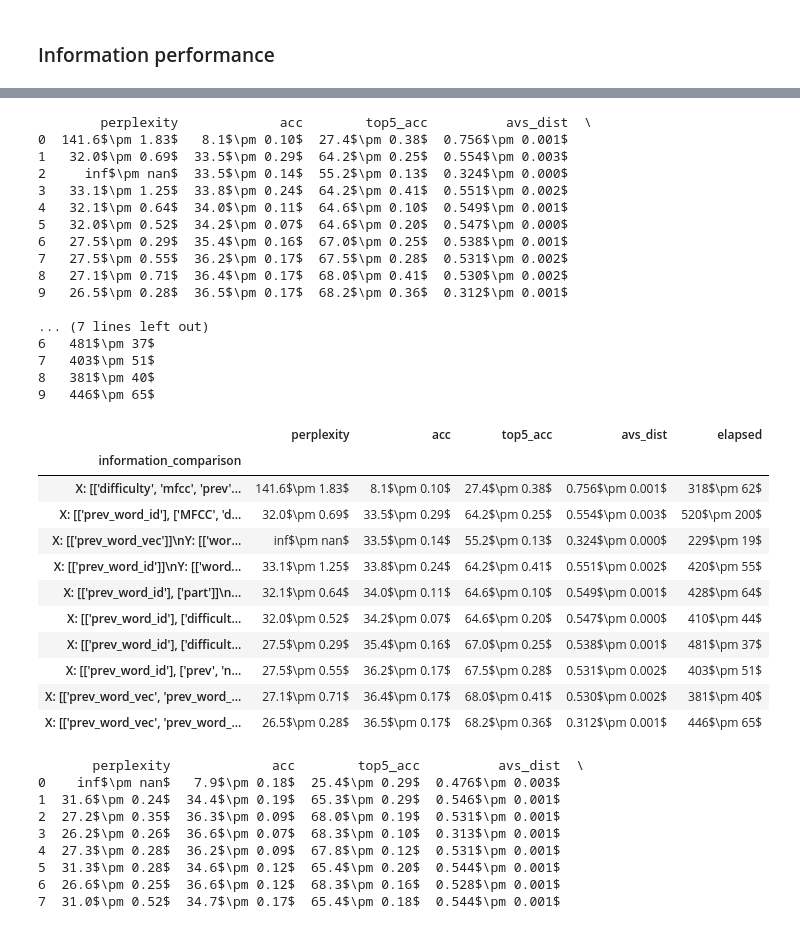
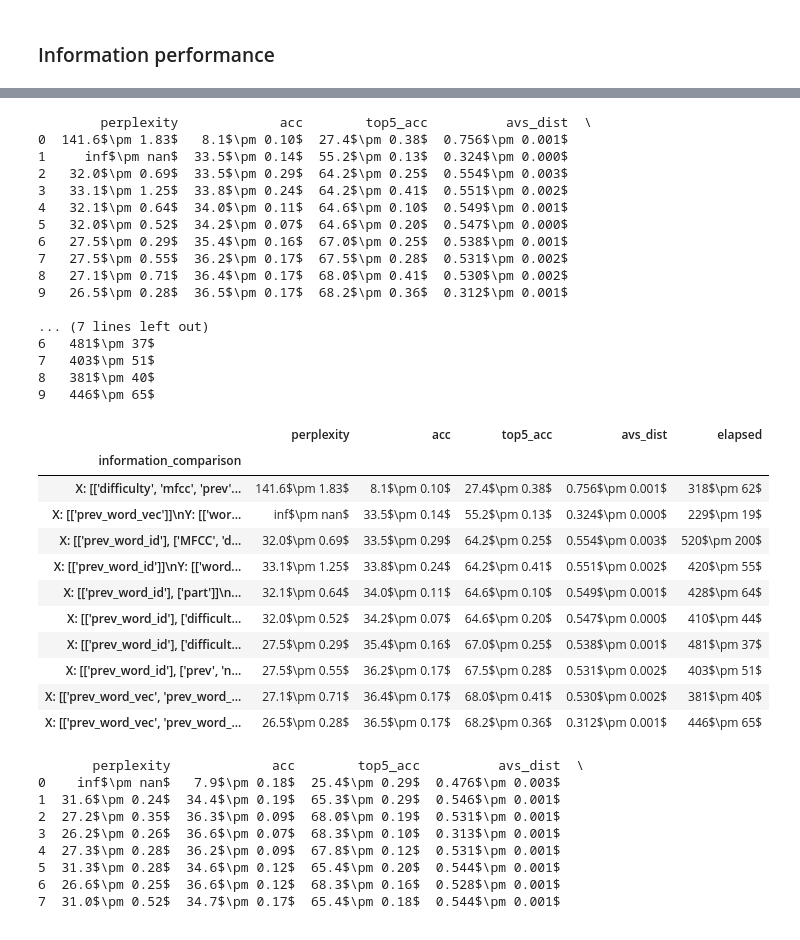
Before and after one commit to ronaldluc/DeepSaber, a Jupyter notebook: src/notebooks/results_exploration.ipynb, the cells around one changed output, grey strips where cells are left out. Drawn from its saved outputs; the diff is of its cells as text; code cells hidden in the pictures.

```diff
--- a/src/notebooks/results_exploration.ipynb
+++ b/src/notebooks/results_exploration.ipynb
@@ -160,8 +160,9 @@ res.head()
 def formate4latex(res_df, col_formatting):
     res_dict = {}
     for col in col_formatting.keys():
-        res_dict[col] = res_df[f'{col}_mean'].apply(lambda x: f'{x:.{col_formatting[col][0]}f}')\
-                        + '$\pm ' + res_df[f'{col}_std'].apply(lambda x: f'{x:.{col_formatting[col][1]}f}') + '$'
+        res_dict[col] = res_df[f'{col}_mean'].apply(lambda x: f'{x:.{col_formatting[col][0]}f}')
+        if f'{col}_std' in res_df.columns:
+            res_dict[col] += '$\pm ' + res_df[f'{col}_std'].apply(lambda x: f'{x:.{col_formatting[col][1]}f}') + '$'
 
     df_print = pd.DataFrame(res_dict)[col_formatting.keys()]
     return df_print
@@ -221,38 +222,38 @@ res.head()
 col_formatting = {
     'perplexity': (1, 2),
     'acc': (1, 2),
     'top5_acc': (1, 2),
     'avs_dist': (3, 3),
     'elapsed': (0, 0),
 }
 df_print = formate4latex(res, col_formatting)
 # df_print = df_print.reindex(index=['baseline', 'DDC', 'Custom vec+id:id', 'Custom vec+id:vec', 'MLSTM'])
-df_print = df_print.loc[res.sort_values('acc_mean').index]
+df_print = df_print.loc[res.sort_values('top5_acc_mean').index]
 print(str(df_print.reset_index(drop=True)))
 df_print
 # %% [output]
         perplexity             acc        top5_acc          avs_dist  \
 0  141.6$\pm 1.83$   8.1$\pm 0.10$  27.4$\pm 0.38$  0.756$\pm 0.001$
-1   32.0$\pm 0.69$  33.5$\pm 0.29$  64.2$\pm 0.25$  0.554$\pm 0.003$
-2     inf$\pm nan$  33.5$\pm 0.14$  55.2$\pm 0.13$  0.324$\pm 0.000$
+1     inf$\pm nan$  33.5$\pm 0.14$  55.2$\pm 0.13$  0.324$\pm 0.000$
+2   32.0$\pm 0.69$  33.5$\pm 0.29$  64.2$\pm 0.25$  0.554$\pm 0.003$
 3   33.1$\pm 1.25$  33.8$\pm 0.24$  64.2$\pm 0.41$  0.551$\pm 0.002$
 4   32.1$\pm 0.64$  34.0$\pm 0.11$  64.6$\pm 0.10$  0.549$\pm 0.001$
 5   32.0$\pm 0.52$  34.2$\pm 0.07$  64.6$\pm 0.20$  0.547$\pm 0.000$
 6   27.5$\pm 0.29$  35.4$\pm 0.16$  67.0$\pm 0.25$  0.538$\pm 0.001$
 7   27.5$\pm 0.55$  36.2$\pm 0.17$  67.5$\pm 0.28$  0.531$\pm 0.002$
 8   27.1$\pm 0.71$  36.4$\pm 0.17$  68.0$\pm 0.41$  0.530$\pm 0.002$
 9   26.5$\pm 0.28$  36.5$\pm 0.17$  68.2$\pm 0.36$  0.312$\pm 0.001$
 
 ... (7 lines left out)
 6   481$\pm 37$
 7   403$\pm 51$
 8   381$\pm 40$
 9   446$\pm 65$
 |  | perplexity | acc | top5_acc | avs_dist | elapsed |
 | information_comparison |  |  |  |  |  |
 | X: [['difficulty', 'mfcc', 'prev'... | 141.6$\pm 1.83$ | 8.1$\pm 0.10$ | 27.4$\pm 0.38$ | 0.756$\pm 0.001$ | 318$\pm 62$ |
+| X: [['prev_word_vec']]\nY: [['wor... | inf$\pm nan$ | 33.5$\pm 0.14$ | 55.2$\pm 0.13$ | 0.324$\pm 0.000$ | 229$\pm 19$ |
 | X: [['prev_word_id'], ['MFCC', 'd... | 32.0$\pm 0.69$ | 33.5$\pm 0.29$ | 64.2$\pm 0.25$ | 0.554$\pm 0.003$ | 520$\pm 200$ |
-| X: [['prev_word_vec']]\nY: [['wor... | inf$\pm nan$ | 33.5$\pm 0.14$ | 55.2$\pm 0.13$ | 0.324$\pm 0.000$ | 229$\pm 19$ |
 | X: [['prev_word_id']]\nY: [['word... | 33.1$\pm 1.25$ | 33.8$\pm 0.24$ | 64.2$\pm 0.41$ | 0.551$\pm 0.002$ | 420$\pm 55$ |
 | X: [['prev_word_id'], ['part']]\n... | 32.1$\pm 0.64$ | 34.0$\pm 0.11$ | 64.6$\pm 0.10$ | 0.549$\pm 0.001$ | 428$\pm 64$ |
 | X: [['prev_word_id'], ['difficult... | 32.0$\pm 0.52$ | 34.2$\pm 0.07$ | 64.6$\pm 0.20$ | 0.547$\pm 0.000$ | 410$\pm 44$ |
```
Also changed, not shown: parts of 27 cells of this notebook, 7 other files.
